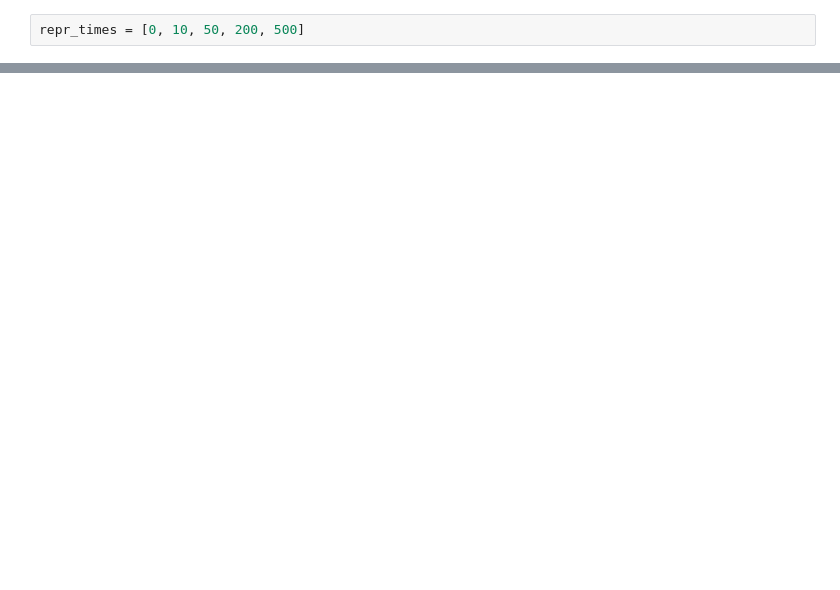
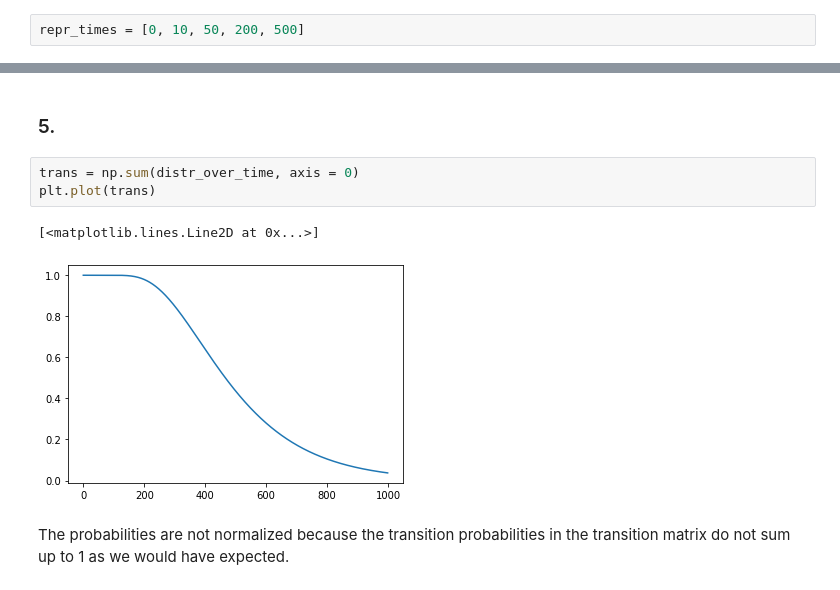
Before and after one commit to DorotheaMueller/mhbf, a Jupyter notebook: ex_7_budding_mueller.ipynb, the cells around one changed output, grey strips where cells are left out. Cells and saved outputs as stored; diff of their text form; blank space fills up the shorter version.

```diff
--- a/ex_7_budding_mueller.ipynb
+++ b/ex_7_budding_mueller.ipynb
@@ -98,0 +85,10 @@ array([[0.39695255, 0.26608525, 0.06561581, ..., 0.        , 0.        ,
+# %% [markdown]
+### 5.
+# %%
+trans = np.sum(distr_over_time, axis = 0)
+plt.plot(trans)
+# %% [output]
+[<matplotlib.lines.Line2D at 0x...>]
+[figure, added]
+# %% [markdown]
+The probabilities are not normalized because the transition probabilities in the transition matrix do not sum up to 1 as we would have expected.
```
Also changed, not shown: parts of 8 cells of this notebook.
